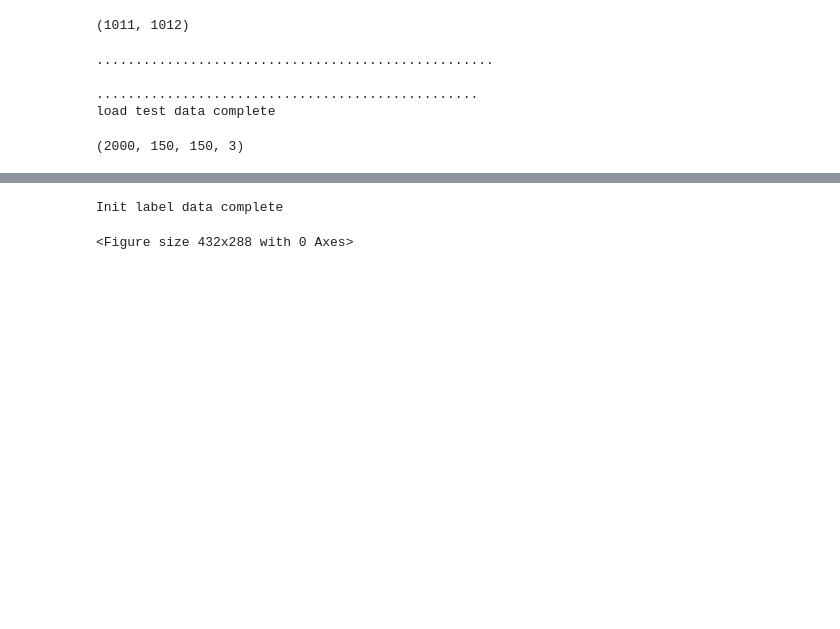
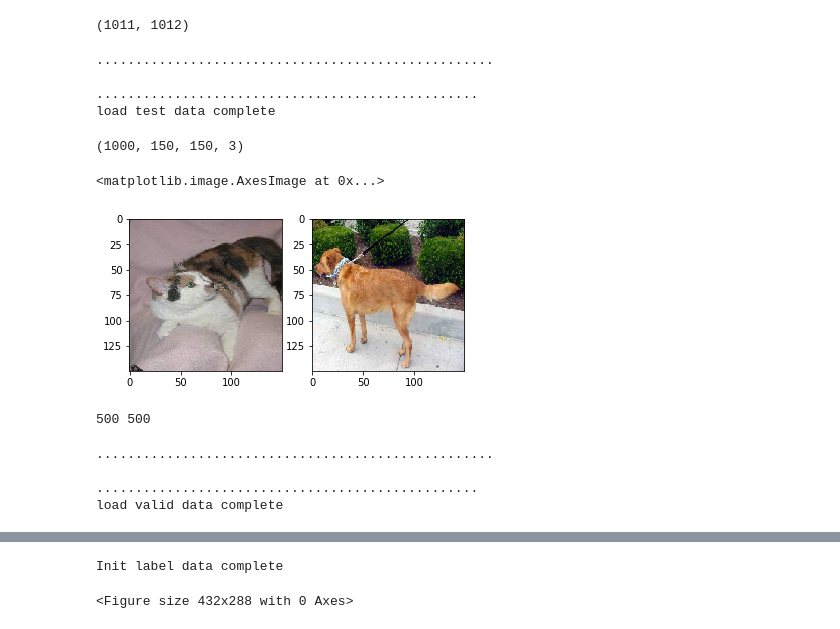
Before and after one commit to PattarapornH/cats-dogs-classifier, a Jupyter notebook: cats_dogs_classifier.ipynb, the cells around one changed output, grey strips where cells are left out. Cells and saved outputs as stored; diff of their text form; code cells hidden in the pictures; blank space fills up the shorter version.

```diff
--- a/cats_dogs_classifier.ipynb
+++ b/cats_dogs_classifier.ipynb
@@ -114,18 +114,18 @@ len(path_cats_test),len(path_dogs_test)
 X_test = []
 j = 0
 k = 0
-for i in range(2000):
-  if(i%20 == 0):
+for i in range(1000):
+  if(i%10 == 0):
     print('.', end='')
-  if(i == 1000):
+  if(i == 500):
     print('\n')
   try:
-    if(i%2 == 0 and j < len(path_cats_test)):
+    if(i%2 == 0):
       path = path_cats_test[j]
       img = load_img(path, target_size=(150, 150))
       X_test.append(img_to_array(img))
       j+=1
-    if(i%2 == 1 and k < len(path_dogs_test)):
+    elif(i%2 == 1):
       path = path_dogs_test[k]
       img = load_img(path, target_size=(150, 150))
       X_test.append(img_to_array(img))
@@ -140,8 +140,49 @@ print('\nload test data complete')
 
 .................................................
 load test data complete
-# %%
-X_test = np.array(X_test)
-X_test.shape
-# %% [output]
-(2000, 150, 150, 3)
+# %%
+X_test = np.array(X_test)
+print(X_test.shape)
+plt.subplot(121)
+plt.imshow(X_test[0]/255)
+plt.subplot(122)
+plt.imshow(X_test[1]/255)
+# %% [output]
+(1000, 150, 150, 3)
+<matplotlib.image.AxesImage at 0x...>
+[figure, added]
+# %%
+print(j,k)
+# %% [output]
+500 500
+# %%
+# load validation data
+X_valid = []
+for i in range(0,1000):
+  if(i%10 == 0):
+    print('.', end='')
+  if(i == 500):
+    print('\n')
+  try:
+    if(i%2 == 0):
+      path = path_cats_test[j]
+      img = load_img(path, target_size=(150, 150))
+      X_valid.append(img_to_array(img))
+      j+=1
+    if(i%2 == 1):
+      path = path_dogs_test[k]
+      img = load_img(path, target_size=(150, 150))
+      X_valid.append(img_to_array(img))
+      k+=1
+  except Exception as e:
+    print(e)
+    print("j",j)
+    print("k",k)
+    print(i)
+    break
+print('\nload valid data complete')
+# %% [output]
+...................................................
+
+.................................................
+load valid data complete
```
Also changed, not shown: parts of 14 cells of this notebook.
